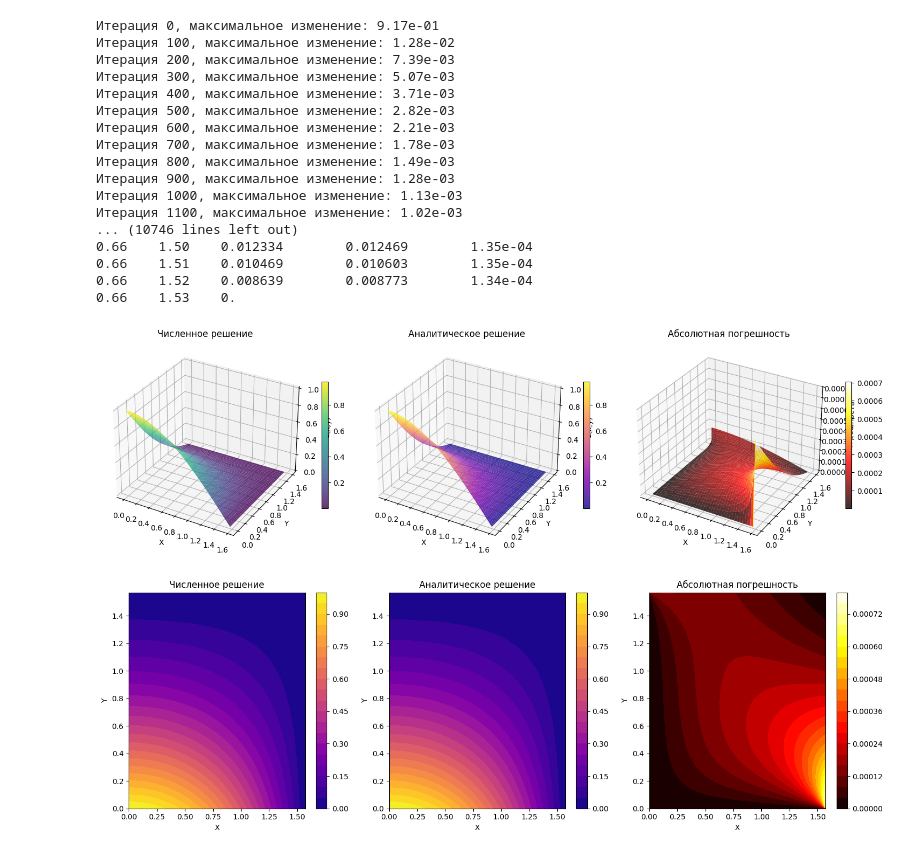
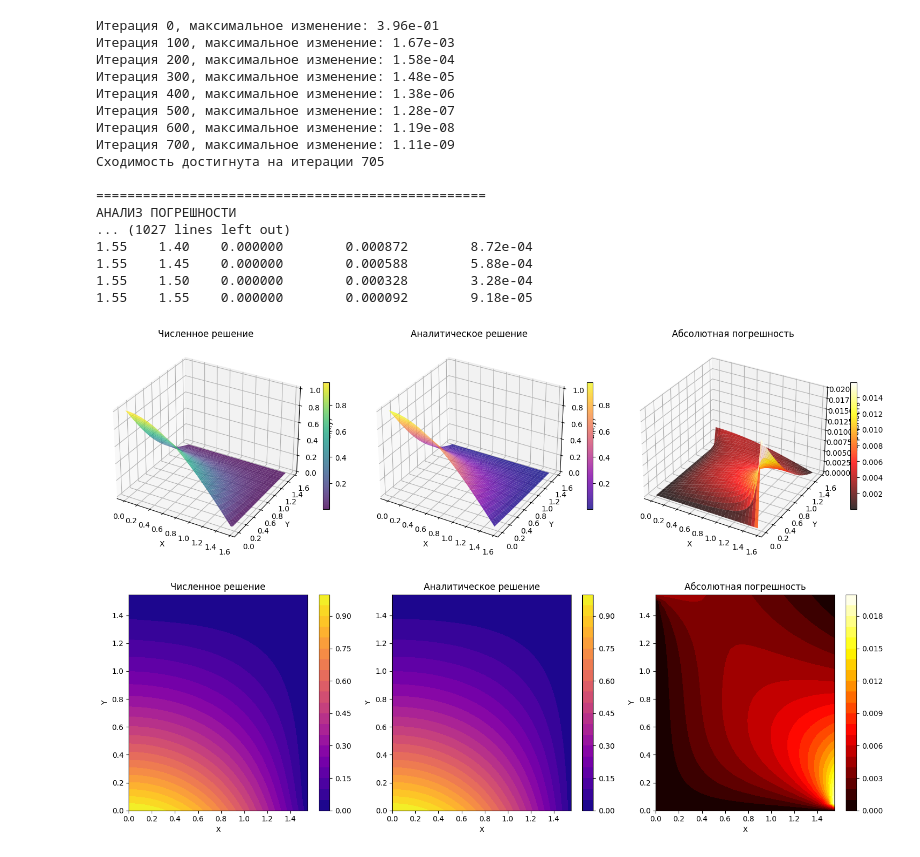
Before and after one commit to JonAJ21/numerical_methods, a Jupyter notebook: 7sem/l7.ipynb, the cells around one changed output. Cells and saved outputs as stored; diff of their text form; code cells hidden in the pictures.

```diff
--- a/7sem/l7.ipynb
+++ b/7sem/l7.ipynb
@@ -38,8 +38,8 @@ Ly = np.pi / 2
 analytical_solution = lambda x, y: np.exp(-y) * np.cos(x) * np.cos(y)
 
 # Шаги сетки
-hx = 0.01
-hy = 0.01
+hx = 0.05
+hy = 0.05
 
 X = np.arange(0, Lx + hx/2, hx)
 Y = np.arange(0, Ly + hy/2, hy)
@@ -218,49 +218,49 @@ def print_comparison(u_num, u_analytical, absolute_error):
     print("-" * 60)
 
     for i, x in enumerate(X):
         for j, y in enumerate(Y):
             print(f"{x:.2f}\t{y:.2f}\t{u_num[i,j]:.6f}\t{u_analytical[i,j]:.6f}\t{absolute_error[i,j]:.2e}")
 
 if __name__ == "__main__":
     # Решение уравнения
     methods = ["libman", "zeidel", "upper_relaxation"]
     u_num = solve_elliptic_equation(methods[2])
 
     # Расчет погрешности
     u_analytical, absolute_error, relative_error, l1_error, l2_error, linf_error = calculate_error(u_num)
 
     # Вывод результатов погрешности
     print("\n" + "="*50)
     print("АНАЛИЗ ПОГРЕШНОСТИ")
     print("="*50)
     print(f"L1 норма погрешности: {l1_error:.2e}")
     print(f"L2 норма погрешности: {l2_error:.2e}")
     # print(f"L∞ норма погрешности: {linf_error:.2e}")
     # print(f"Средняя относительная погрешность: {np.mean(relative_error):.2e}")
     # print(f"Максимальная относительная погрешность: {np.max(relative_error):.2e}")
 
     # Вывод сравнения в таблице
     print_comparison(u_num, u_analytical, absolute_error)
 
     # Визуализация
     plot_results(u_num, u_analytical, absolute_error)
 # %% [output]
-Итерация 0, максимальное изменение: 9.17e-01
-Итерация 100, максимальное изменение: 1.28e-02
-Итерация 200, максимальное изменение: 7.39e-03
-Итерация 300, максимальное изменение: 5.07e-03
-Итерация 400, максимальное изменение: 3.71e-03
-Итерация 500, максимальное изменение: 2.82e-03
-Итерация 600, максимальное изменение: 2.21e-03
-Итерация 700, максимальное изменение: 1.78e-03
-Итерация 800, максимальное изменение: 1.49e-03
-Итерация 900, максимальное изменение: 1.28e-03
-Итерация 1000, максимальное изменение: 1.13e-03
-Итерация 1100, максимальное изменение: 1.02e-03
-... (10746 lines left out)
-0.66    1.50    0.012334        0.012469        1.35e-04
-0.66    1.51    0.010469        0.010603        1.35e-04
-0.66    1.52    0.008639        0.008773        1.34e-04
-0.66    1.53    0.
+Итерация 0, максимальное изменение: 3.96e-01
+Итерация 100, максимальное изменение: 1.67e-03
+Итерация 200, максимальное изменение: 1.58e-04
+Итерация 300, максимальное изменение: 1.48e-05
+Итерация 400, максимальное изменение: 1.38e-06
+Итерация 500, максимальное изменение: 1.28e-07
+Итерация 600, максимальное изменение: 1.19e-08
+Итерация 700, максимальное изменение: 1.11e-09
+Сходимость достигнута на итерации 705
+
+==================================================
+АНАЛИЗ ПОГРЕШНОСТИ
+... (1027 lines left out)
+1.55    1.40    0.000000        0.000872        8.72e-04
+1.55    1.45    0.000000        0.000588        5.88e-04
+1.55    1.50    0.000000        0.000328        3.28e-04
+1.55    1.55    0.000000        0.000092        9.18e-05
-[figure, old version]
+[figure, new version]
-[figure, old version]
+[figure, new version]
```
Also changed, not shown: 5 other files.
